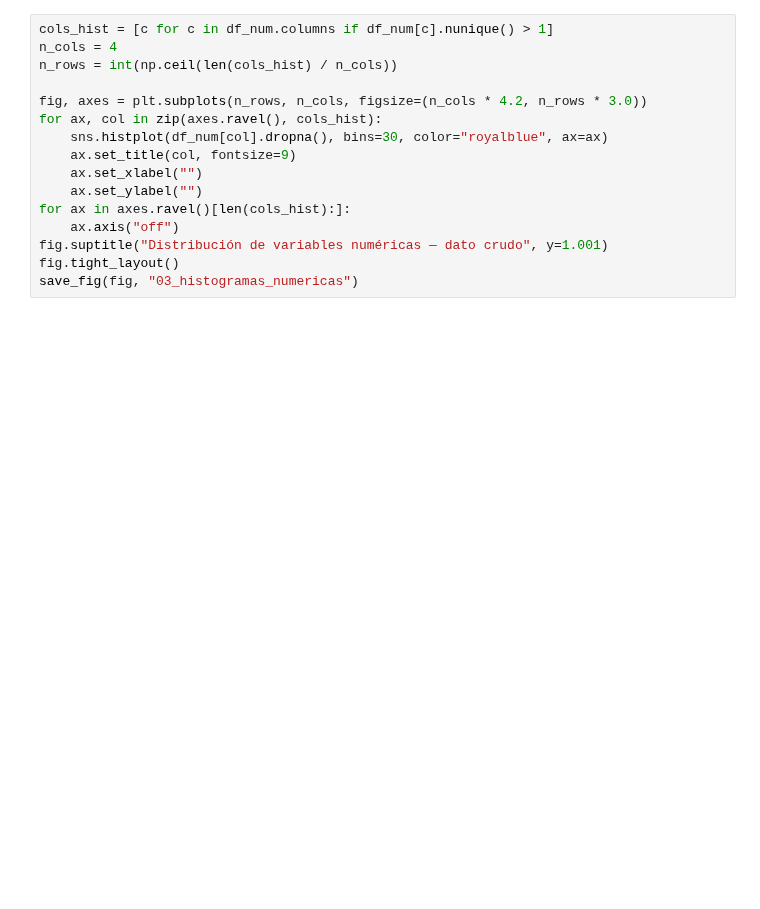
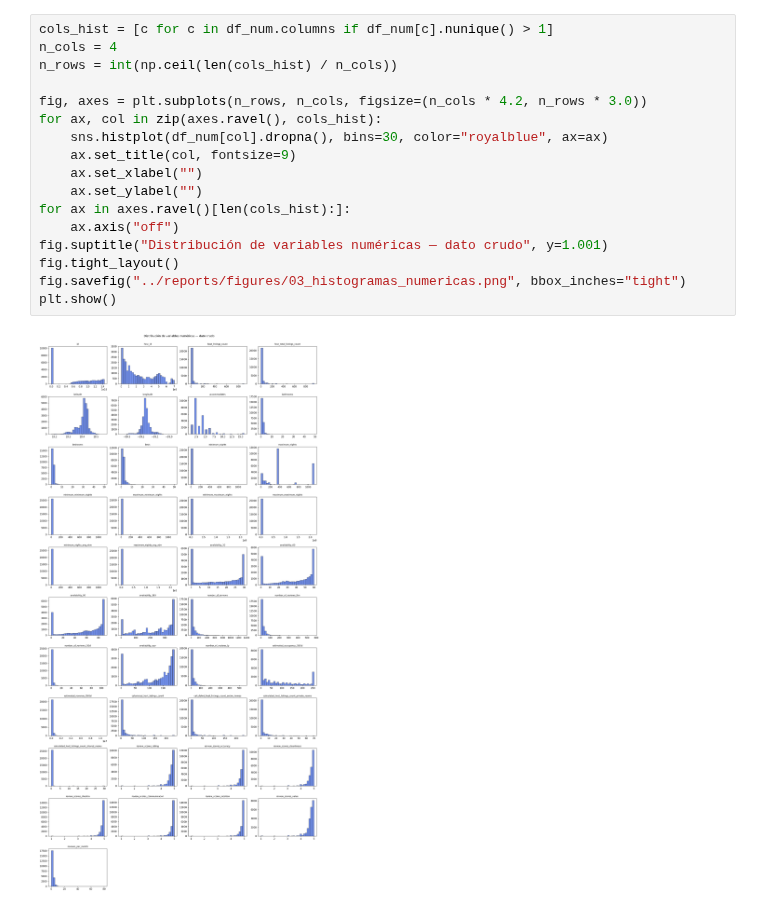
Before and after one commit to JuanJoseHQ/proyecto_final_analisis_datos, a Jupyter notebook: notebook/listings_clean.ipynb, the cells around one changed output. Saved outputs shown, nothing was run; the diff lists cells and outputs as text; blank space fills up the shorter version.

```diff
--- a/notebook/listings_clean.ipynb
+++ b/notebook/listings_clean.ipynb
@@ -257,18 +373,21 @@ display(df_num.describe().T.round(2))
 # %%
 cols_hist = [c for c in df_num.columns if df_num[c].nunique() > 1]
 n_cols = 4
 n_rows = int(np.ceil(len(cols_hist) / n_cols))
 
 fig, axes = plt.subplots(n_rows, n_cols, figsize=(n_cols * 4.2, n_rows * 3.0))
 for ax, col in zip(axes.ravel(), cols_hist):
     sns.histplot(df_num[col].dropna(), bins=30, color="royalblue", ax=ax)
     ax.set_title(col, fontsize=9)
     ax.set_xlabel("")
     ax.set_ylabel("")
 for ax in axes.ravel()[len(cols_hist):]:
     ax.axis("off")
 fig.suptitle("Distribución de variables numéricas — dato crudo", y=1.001)
 fig.tight_layout()
-save_fig(fig, "03_histogramas_numericas")
+fig.savefig("../reports/figures/03_histogramas_numericas.png", bbox_inches="tight")
+plt.show()
+# %% [output]
+[figure, added]
 # %%
 # Boxplots de las variables sobre las que se toma una decisión de outliers.
```
Also changed, not shown: parts of 62 cells of this notebook, 6 other files.
